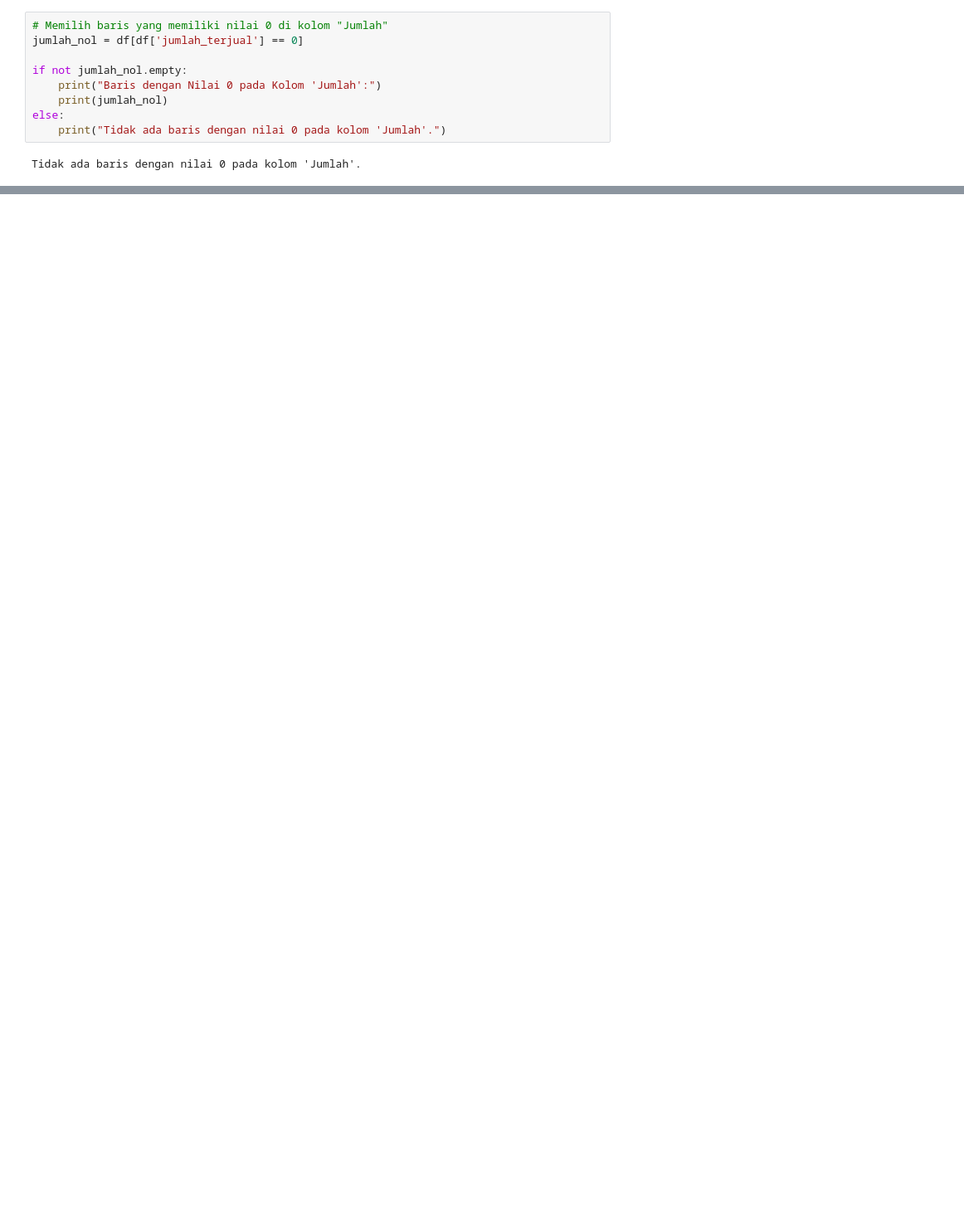
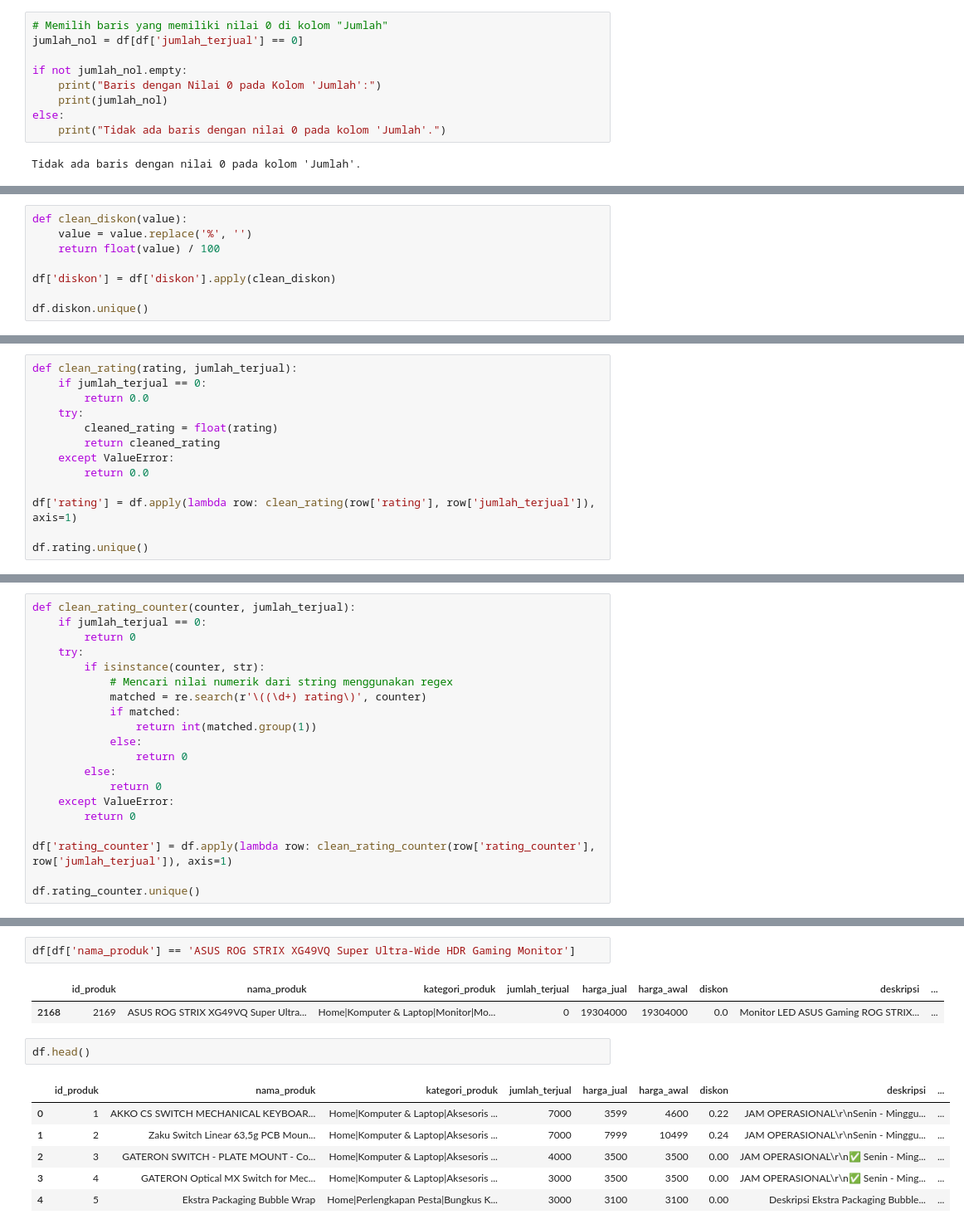
Before and after one commit to picessakresna/GoodGamingShop-Recommendation-Website, a Jupyter notebook: final-project/product-scrap-data/cleandata-product.ipynb, the cells around one changed output, grey strips where cells are left out. Shown: that part at 83% size. Saved outputs shown, nothing was run; the diff lists cells and outputs as text; blank space fills up the shorter version.

```diff
--- a/final-project/product-scrap-data/cleandata-product.ipynb
+++ b/final-project/product-scrap-data/cleandata-product.ipynb
@@ -153,0 +325,8 @@ Tidak ada baris dengan nilai 0 pada kolom 'Jumlah'.
+# %%
+def clean_diskon(value):
+    value = value.replace('%', '')
+    return float(value) / 100
+
+df['diskon'] = df['diskon'].apply(clean_diskon)
+
+df.diskon.unique()
@@ -153,0 +361,13 @@ Tidak ada baris dengan nilai 0 pada kolom 'Jumlah'.
+# %%
+def clean_rating(rating, jumlah_terjual):
+    if jumlah_terjual == 0:
+        return 0.0
+    try:
+        cleaned_rating = float(rating)
+        return cleaned_rating
+    except ValueError:
+        return 0.0
+
+df['rating'] = df.apply(lambda row: clean_rating(row['rating'], row['jumlah_terjual']), axis=1)
+
+df.rating.unique()
@@ -153,0 +397,20 @@ Tidak ada baris dengan nilai 0 pada kolom 'Jumlah'.
+# %%
+def clean_rating_counter(counter, jumlah_terjual):
+    if jumlah_terjual == 0:
+        return 0
+    try:
+        if isinstance(counter, str):
+            # Mencari nilai numerik dari string menggunakan regex
+            matched = re.search(r'\((\d+) rating\)', counter)
+            if matched:
+                return int(matched.group(1))
+            else:
+                return 0
+        else:
+            return 0
+    except ValueError:
+        return 0
+
+df['rating_counter'] = df.apply(lambda row: clean_rating_counter(row['rating_counter'], row['jumlah_terjual']), axis=1)
+
+df.rating_counter.unique()
@@ -153,0 +431,14 @@ Tidak ada baris dengan nilai 0 pada kolom 'Jumlah'.
+# %%
+df[df['nama_produk'] == 'ASUS ROG STRIX XG49VQ Super Ultra-Wide HDR Gaming Monitor']
+# %% [output]
+|  | id_produk | nama_produk | kategori_produk | jumlah_terjual | harga_jual | harga_awal | diskon | deskripsi | ... |
+| 2168 | 2169 | ASUS ROG STRIX XG49VQ Super Ultra... | Home|Komputer & Laptop|Monitor|Mo... | 0 | 19304000 | 19304000 | 0.0 | Monitor LED ASUS Gaming ROG STRIX... | ... |
+# %%
+df.head()
+# %% [output]
+|  | id_produk | nama_produk | kategori_produk | jumlah_terjual | harga_jual | harga_awal | diskon | deskripsi | ... |
+| 0 | 1 | AKKO CS SWITCH MECHANICAL KEYBOAR... | Home|Komputer & Laptop|Aksesoris ... | 7000 | 3599 | 4600 | 0.22 | JAM OPERASIONAL\r\nSenin - Minggu... | ... |
+| 1 | 2 | Zaku Switch Linear 63,5g PCB Moun... | Home|Komputer & Laptop|Aksesoris ... | 7000 | 7999 | 10499 | 0.24 | JAM OPERASIONAL\r\nSenin - Minggu... | ... |
+| 2 | 3 | GATERON SWITCH - PLATE MOUNT - Co... | Home|Komputer & Laptop|Aksesoris ... | 4000 | 3500 | 3500 | 0.00 | JAM OPERASIONAL\r\n✅ Senin - Ming... | ... |
+| 3 | 4 | GATERON Optical MX Switch for Mec... | Home|Komputer & Laptop|Aksesoris ... | 3000 | 3500 | 3500 | 0.00 | JAM OPERASIONAL\r\n✅ Senin - Ming... | ... |
+| 4 | 5 | Ekstra Packaging Bubble Wrap | Home|Perlengkapan Pesta|Bungkus K... | 3000 | 3100 | 3100 | 0.00 | Deskripsi Ekstra Packaging Bubble... | ... |
```
Also changed, not shown: parts of 15 cells of this notebook, 1 other file.
